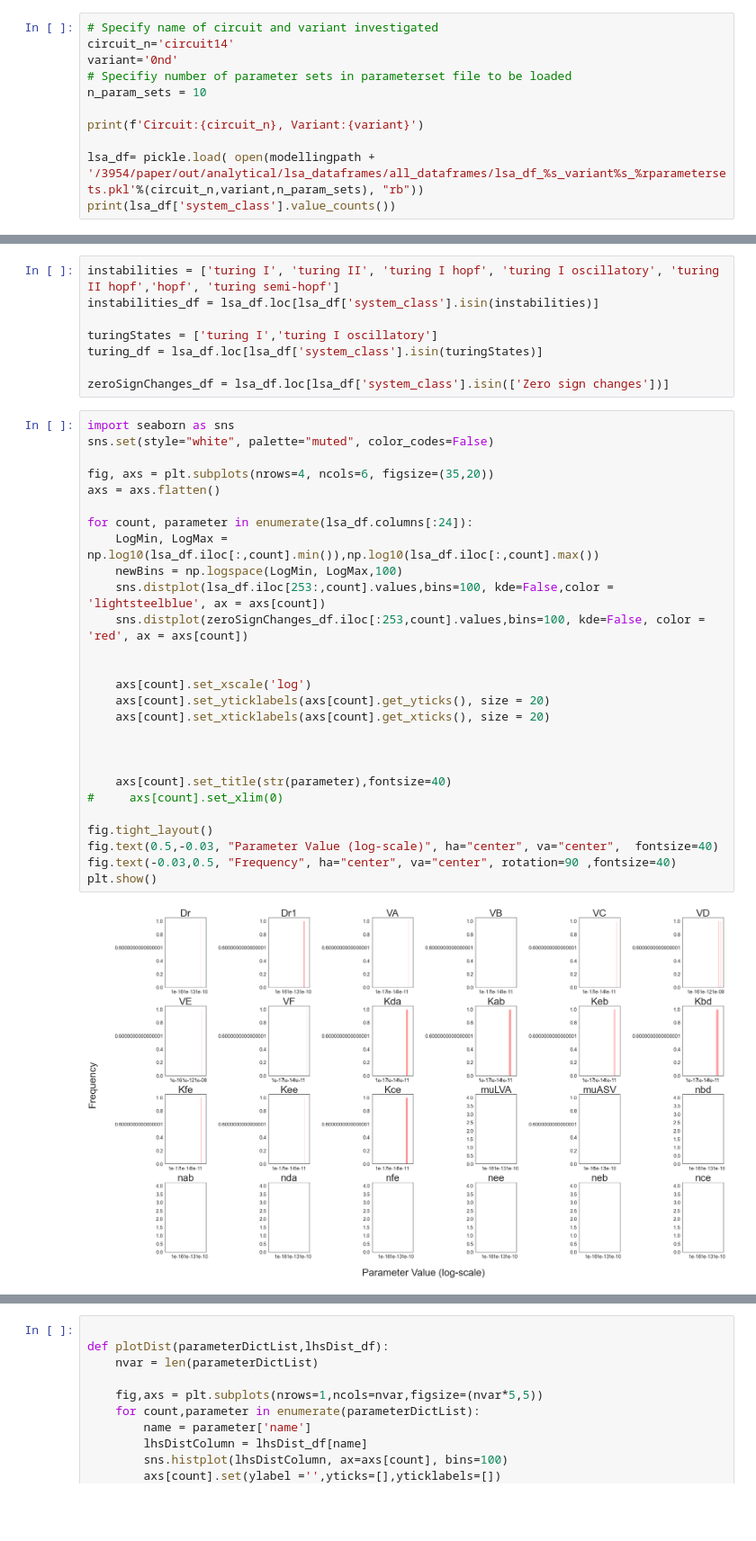
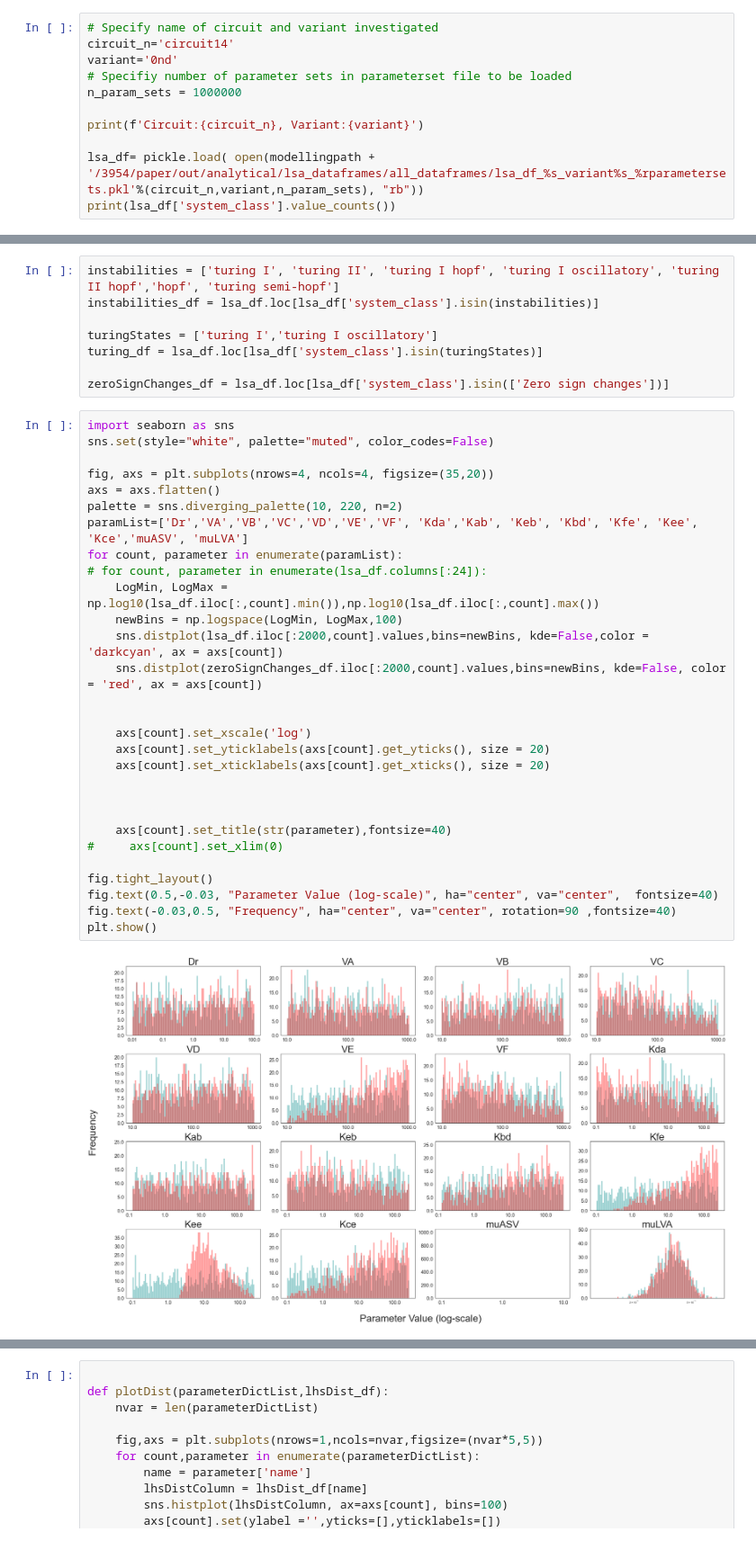
Before and after one commit to martinaoliver/modelling, a Jupyter notebook: 3954/paper/src/analytical/lsa/analyse/paramDistributions.ipynb, the cells around one changed output, grey strips where cells are left out. Shown at 90% size. Cells and saved outputs as stored; diff of their text form; blank space fills up the shorter version.

```diff
--- a/3954/paper/src/analytical/lsa/analyse/paramDistributions.ipynb
+++ b/3954/paper/src/analytical/lsa/analyse/paramDistributions.ipynb
@@ -20,7 +20,7 @@ import numpy as np
 circuit_n='circuit14'
 variant='0nd'
 # Specifiy number of parameter sets in parameterset file to be loaded
-n_param_sets = 10
+n_param_sets = 1000000
 
 print(f'Circuit:{circuit_n}, Variant:{variant}')
 
@@ -42,29 +51,31 @@ zeroSignChanges_df = lsa_df.loc[lsa_df['system_class'].isin(['Zero sign changes'
 # %%
 import seaborn as sns
 sns.set(style="white", palette="muted", color_codes=False)
 
-fig, axs = plt.subplots(nrows=4, ncols=6, figsize=(35,20))
+fig, axs = plt.subplots(nrows=4, ncols=4, figsize=(35,20))
 axs = axs.flatten()
-
-for count, parameter in enumerate(lsa_df.columns[:24]):
+palette = sns.diverging_palette(10, 220, n=2)
+paramList=['Dr','VA','VB','VC','VD','VE','VF', 'Kda','Kab', 'Keb', 'Kbd', 'Kfe', 'Kee', 'Kce','muASV', 'muLVA']
+for count, parameter in enumerate(paramList):
+# for count, parameter in enumerate(lsa_df.columns[:24]):
     LogMin, LogMax = np.log10(lsa_df.iloc[:,count].min()),np.log10(lsa_df.iloc[:,count].max())
     newBins = np.logspace(LogMin, LogMax,100)
-    sns.distplot(lsa_df.iloc[253:,count].values,bins=100, kde=False,color = 'lightsteelblue', ax = axs[count])
-    sns.distplot(zeroSignChanges_df.iloc[:253,count].values,bins=100, kde=False, color = 'red', ax = axs[count])
+    sns.distplot(lsa_df.iloc[:2000,count].values,bins=newBins, kde=False,color = 'darkcyan', ax = axs[count])
+    sns.distplot(zeroSignChanges_df.iloc[:2000,count].values,bins=newBins, kde=False, color = 'red', ax = axs[count])
 
 
     axs[count].set_xscale('log')
     axs[count].set_yticklabels(axs[count].get_yticks(), size = 20)
     axs[count].set_xticklabels(axs[count].get_xticks(), size = 20)
 
 
 
     axs[count].set_title(str(parameter),fontsize=40)
 #     axs[count].set_xlim(0)
 
 fig.tight_layout()
 fig.text(0.5,-0.03, "Parameter Value (log-scale)", ha="center", va="center",  fontsize=40)
 fig.text(-0.03,0.5, "Frequency", ha="center", va="center", rotation=90 ,fontsize=40)
 plt.show()
 # %% [output]
-[figure, old version]
+[figure, new version]
```
Also changed, not shown: parts of 2 cells of this notebook, 4 other files.
